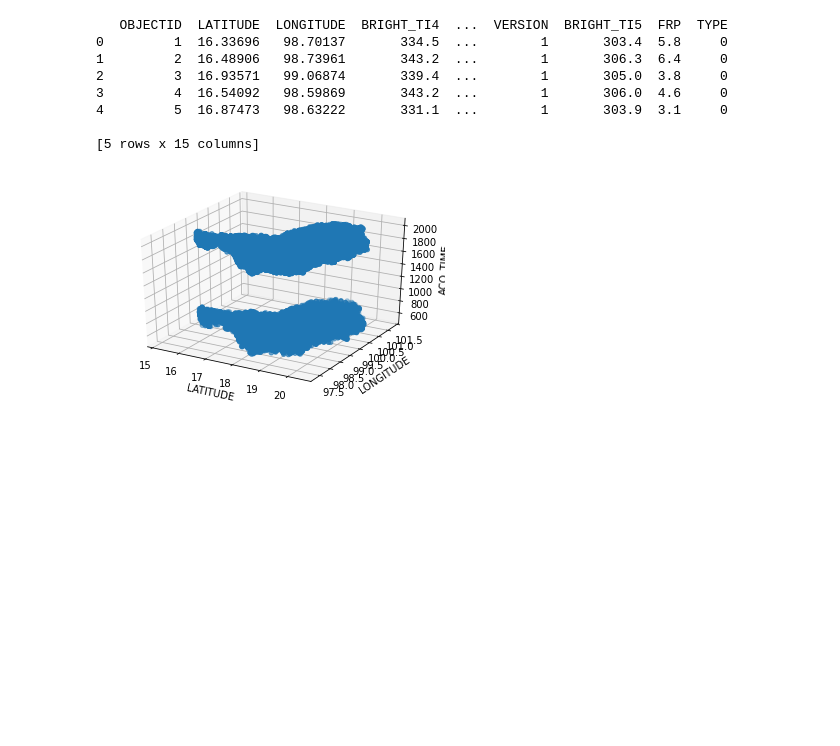
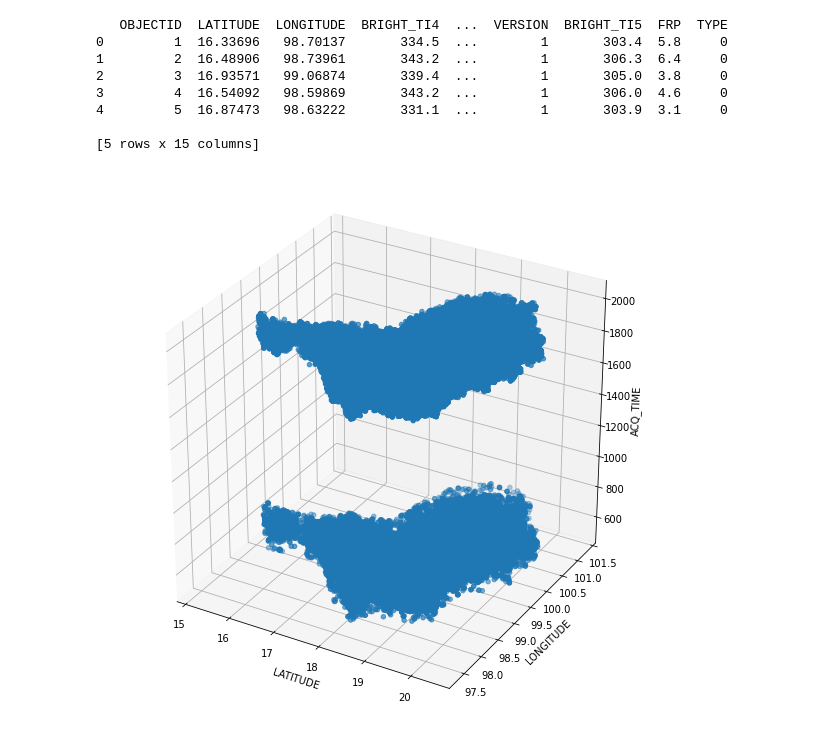
Before and after one commit to Kullaporn/Geodatasci, a Jupyter notebook: Assign_Pandas.ipynb, the cells around one changed output. Cells and saved outputs as stored; diff of their text form; code cells hidden in the pictures; blank space fills up the shorter version.

```diff
--- a/Assign_Pandas.ipynb
+++ b/Assign_Pandas.ipynb
@@ -43,11 +43,11 @@ print(df.head())
 
 [5 rows x 15 columns]
 # %%
-threedee = plt.figure().gca(projection='3d')
+threedee = plt.figure(figsize = (10,10)).gca(projection='3d')
 threedee.scatter(df.LATITUDE, df.LONGITUDE, df.ACQ_TIME)
 threedee.set_xlabel('LATITUDE')
 threedee.set_ylabel('LONGITUDE')
 threedee.set_zlabel('ACQ_TIME')
 plt.show()
 # %% [output]
-[figure, old version]
+[figure, new version]
```
